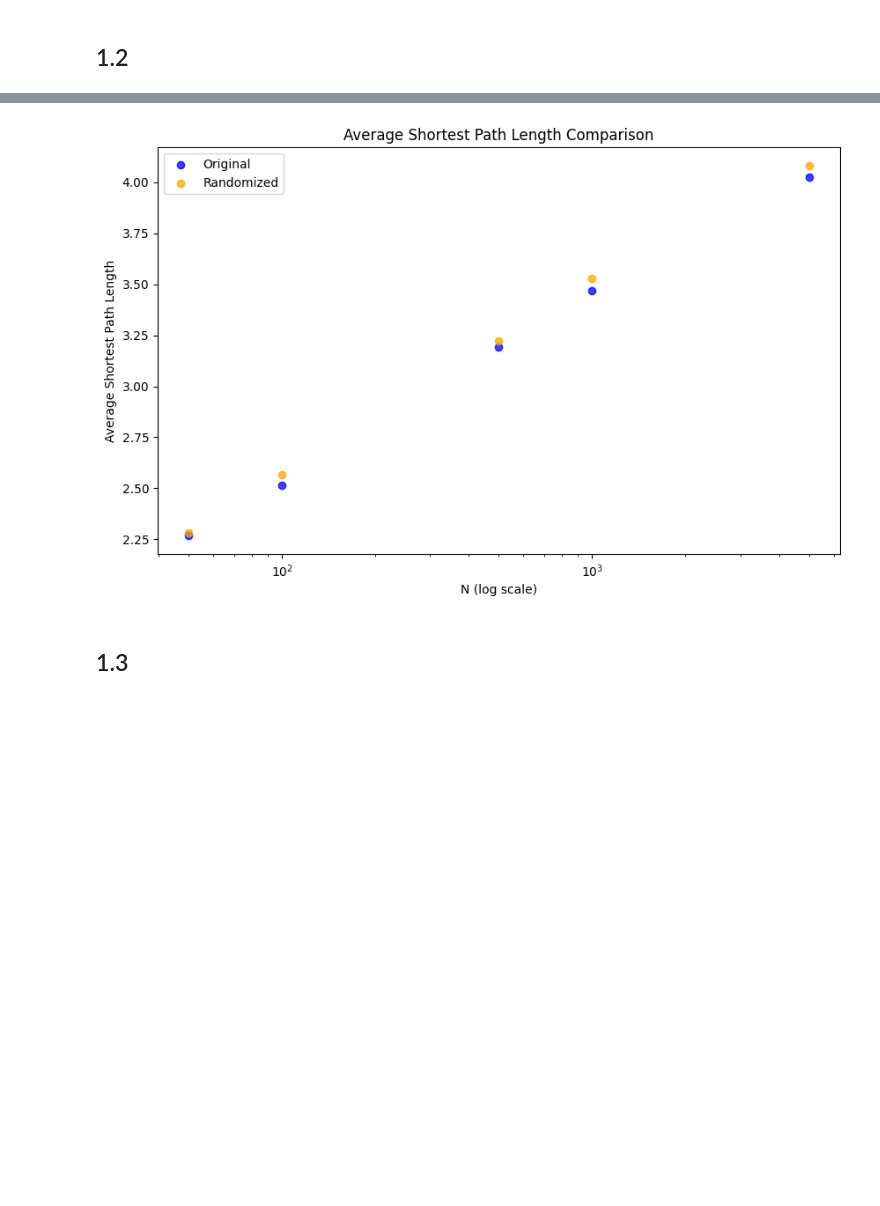
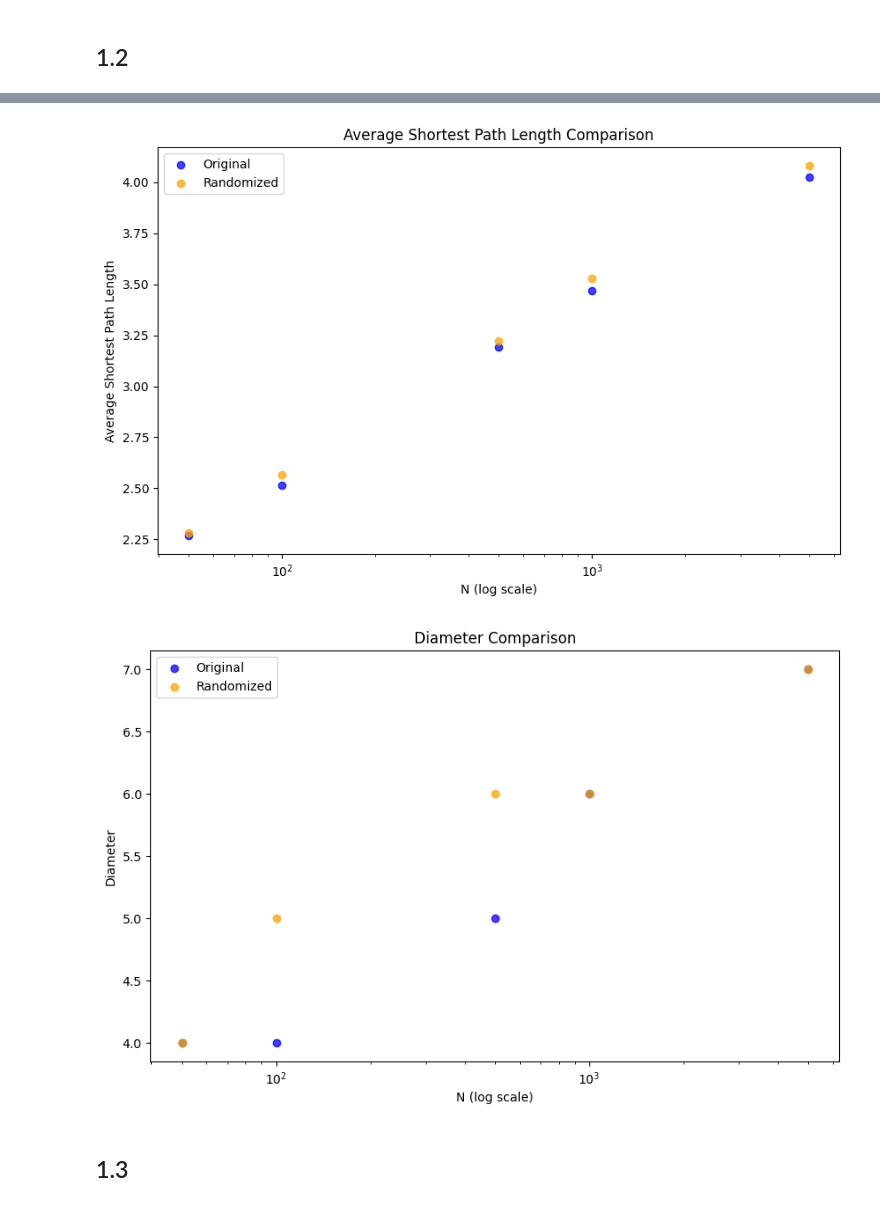
Before and after one commit to liamti5/UZH-Network-Science, a Jupyter notebook: a6/assignment6_Liam_Tessendorf_Maximilian_von_Willich.ipynb, the cells around one changed output, grey strips where cells are left out. Saved outputs shown, nothing was run; the diff lists cells and outputs as text; code cells hidden in the pictures; blank space fills up the shorter version.

Commit message:
Assignment 6 - Part 1: added diameter

```diff
--- a/a6/assignment6_Liam_Tessendorf_Maximilian_von_Willich.ipynb
+++ b/a6/assignment6_Liam_Tessendorf_Maximilian_von_Willich.ipynb
@@ -18,7 +18,9 @@ import numpy as np
 N_values = [50, 100, 500, 1000, 5000]
 
 barabasi_graphs = [nx.barabasi_albert_graph(n, m=3, seed=42) for n in N_values]
-randomized_graphs = [nx.random_reference(g, connectivity=False, seed=42) for g in barabasi_graphs]
+randomized_graphs = [
+    nx.random_reference(g, connectivity=False, seed=42) for g in barabasi_graphs
+]
 # %% [markdown]
 ## 1.1
 # %%
@@ -30,42 +32,60 @@ assortativity_rand = [nx.degree_assortativity_coefficient(g) for g in randomized
 
 avg_shortest_path = [nx.average_shortest_path_length(g) for g in barabasi_graphs]
 avg_shortest_path_rand = [nx.average_shortest_path_length(g) for g in randomized_graphs]
+
+dia = [nx.diameter(g) for g in barabasi_graphs]
+dia_rand = [nx.diameter(g) for g in randomized_graphs]
 # %% [markdown]
 ## 1.2
 # %%
 plt.figure(figsize=(10, 6))
-plt.scatter(N_values, avg_clust, label='Original', color='blue', alpha=0.75)
-plt.scatter(N_values, avg_clust_rand, label='Randomized', color='orange', alpha=0.75)
-plt.xscale('log')
-plt.xlabel('N (log scale)')
-plt.ylabel('Average Clustering Coefficient')
+plt.scatter(N_values, avg_clust, label="Original", color="blue", alpha=0.75)
+plt.scatter(N_values, avg_clust_rand, label="Randomized", color="orange", alpha=0.75)
+plt.xscale("log")
+plt.xlabel("N (log scale)")
+plt.ylabel("Average Clustering Coefficient")
 plt.legend()
-plt.title('Clustering Coefficient Comparison')
+plt.title("Clustering Coefficient Comparison")
 plt.show()
 
 plt.figure(figsize=(10, 6))
-plt.scatter(N_values, assortativity, label='Original', color='blue', alpha=0.75)
-plt.scatter(N_values, assortativity_rand, label='Randomized', color='orange', alpha=0.75)
-plt.xscale('log')
-plt.xlabel('N (log scale)')
-plt.ylabel('Assortativity')
+plt.scatter(N_values, assortativity, label="Original", color="blue", alpha=0.75)
+plt.scatter(
+    N_values, assortativity_rand, label="Randomized", color="orange", alpha=0.75
+)
+plt.xscale("log")
+plt.xlabel("N (log scale)")
+plt.ylabel("Assortativity")
 plt.legend()
-plt.title('Assortativity Comparison')
+plt.title("Assortativity Comparison")
 plt.show()
 
 plt.figure(figsize=(10, 6))
-plt.scatter(N_values, avg_shortest_path, label='Original', color='blue', alpha=0.75)
-plt.scatter(N_values, avg_shortest_path_rand, label='Randomized', color='orange', alpha=0.75)
-plt.xscale('log')
-plt.xlabel('N (log scale)')
-plt.ylabel('Average Shortest Path Length')
+plt.scatter(N_values, avg_shortest_path, label="Original", color="blue", alpha=0.75)
+plt.scatter(
+    N_values, avg_shortest_path_rand, label="Randomized", color="orange", alpha=0.75
+)
+plt.xscale("log")
+plt.xlabel("N (log scale)")
+plt.ylabel("Average Shortest Path Length")
 plt.legend()
-plt.title('Average Shortest Path Length Comparison')
+plt.title("Average Shortest Path Length Comparison")
 plt.show()
+
+plt.figure(figsize=(10, 6))
+plt.scatter(N_values, dia, label="Original", color="blue", alpha=0.75)
+plt.scatter(N_values, dia_rand, label="Randomized", color="orange", alpha=0.75)
+plt.xscale("log")
+plt.xlabel("N (log scale)")
+plt.ylabel("Diameter")
+plt.legend()
+plt.title("Diameter Comparison")
+plt.show()
 # %% [output]
 [figure]
 [figure]
 [figure]
+[figure, added]
 # %% [markdown]
 ## 1.3
 # %% [markdown]
```
Also changed, not shown: parts of 1 cell of this notebook.
